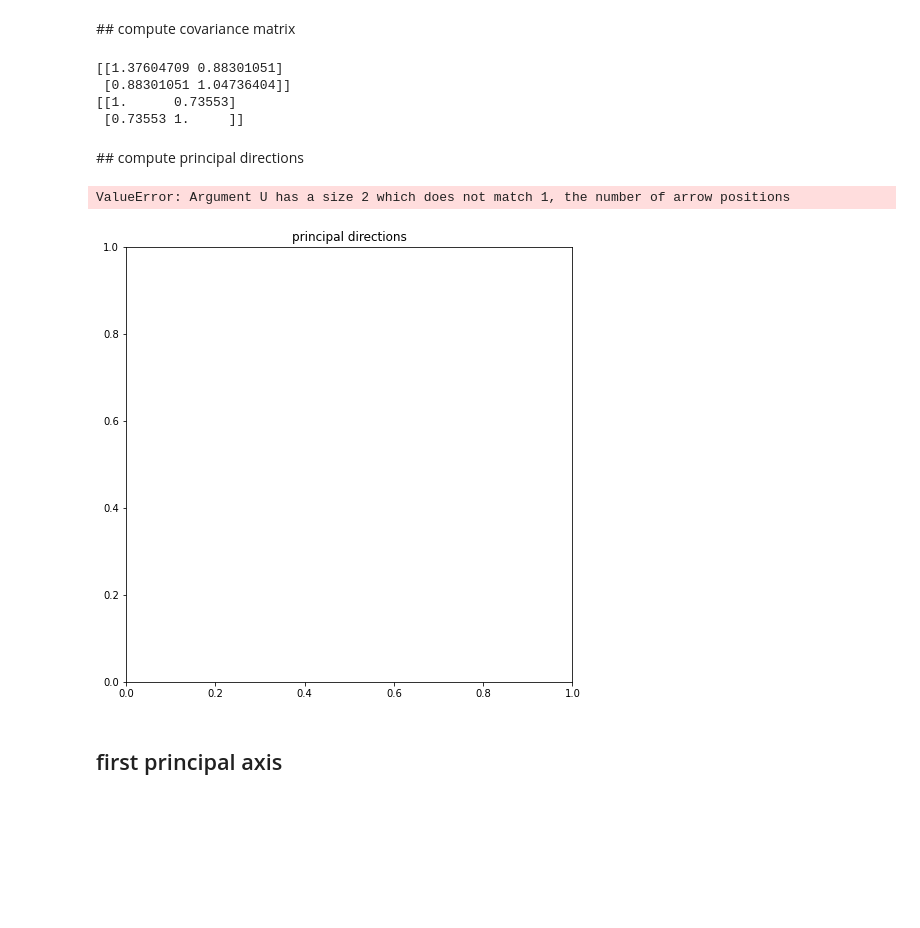
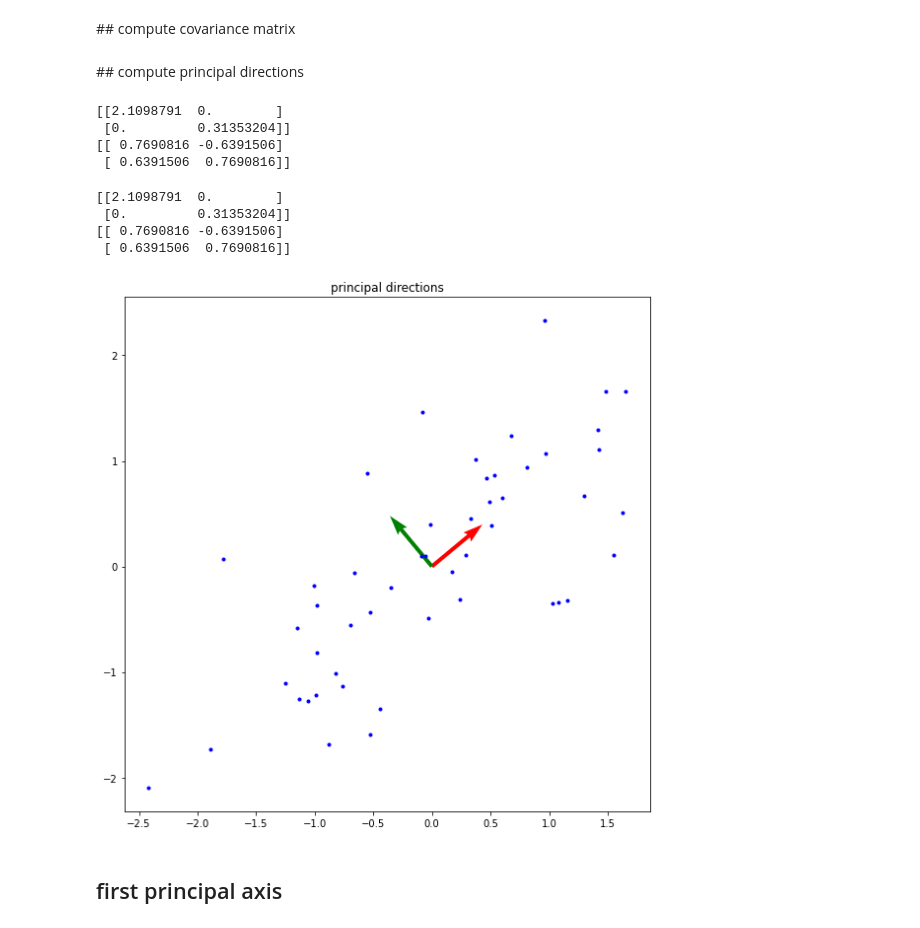
Before and after one commit to jjaen0823/assignment-machine-learning, a Jupyter notebook: hw12/assignment_12.ipynb, the cells around one changed output. Drawn from its saved outputs; the diff is of its cells as text; code cells hidden in the pictures; blank space fills up the shorter version.

Commit message:
plot_principal_directions

```diff
--- a/hw12/assignment_12.ipynb
+++ b/hw12/assignment_12.ipynb
@@ -85,37 +85,30 @@ x, y = normalization(x, y)
 # %% [markdown]
 ## compute covariance matrix
 # %%
-def compute_covariance(X, Y):
+def compute_covariance(feature):
     # ===================================================
     # fill up the function body
 
-    Z_T = np.empty((0, number_data))
-    Z_T = np.append(Z_T, np.array([X]), axis=0)
-    Z_T = np.append(Z_T, np.array([Y]), axis=0)
-    cov = np.cov(feature.T)
-    print(cov)
-    Z = Z_T.T
+#     Z_T = np.empty((0, number_data))
+#     Z_T = np.append(Z_T, np.array([X]), axis=0)
+#     Z_T = np.append(Z_T, np.array([Y]), axis=0)
+#     Z = Z_T.T
 
-    Sigma = (1/number_data) * Z_T.dot(Z)
-    print(Sigma)
+    Sigma = np.cov(feature.T)
+
+#     Sigma = (1/number_data) * Z_T.dot(Z)
+#     print(Sigma)
 
     # ===================================================
     return Sigma
-
-sigma = compute_covariance(x, y)
-# %% [output]
-[[1.37604709 0.88301051]
- [0.88301051 1.04736404]]
-[[1.      0.73553]
- [0.73553 1.     ]]
 # %% [markdown]
 ## compute principal directions
 # %%
-def compute_eigen(X, Y):
+def compute_eigen(feature):
     # ===================================================
     # fill up the function body
 
-    sigma = compute_covariance(X, Y)
+    sigma = compute_covariance(feature)
     S, U = np.linalg.eig(sigma)
 
     # S 를 대각행렬로 변환
@@ -123,30 +116,42 @@ def compute_eigen(X, Y):
     for i in range(number_feature):
         temp[i][i] = S[i]
     S = temp
+    print(S)
+    print(U)
 
     # ===================================================
     return S, U
 
-S, U = compute_eigen(x, y)
+S, U = compute_eigen(feature)
+# %% [output]
+[[2.1098791  0.        ]
+ [0.         0.31353204]]
+[[ 0.7690816 -0.6391506]
+ [ 0.6391506  0.7690816]]
 # %%
-def plot_principal_directions(X, Y):
+def plot_principal_directions(feature):
     plt.figure(figsize=(8,8))
     plt.title('principal directions')
     # ===================================================
     # fill up the blank
-    S, U = compute_eigen(x, y)
-    origin = np.zeros(shape=(number_feature))
 
-    plt.quiver(*origin, U[0,:], U[1,:], color=['r', 'g'], scale=21)
+    S, U = compute_eigen(feature)
+    origin = np.zeros(shape=(number_feature, number_feature))
+
+    plt.quiver(*origin, *U, color=['r', 'g'], scale=8)
+    plt.plot(x, y, '.', color = 'blue')
 
     # ===================================================
     plt.tight_layout()
     plt.show()
 
-plot_principal_directions(x, y)
+plot_principal_directions(feature)
 # %% [output]
-ValueError: Argument U has a size 2 which does not match 1, the number of arrow positions
+[[2.1098791  0.        ]
+ [0.         0.31353204]]
+[[ 0.7690816 -0.6391506]
+ [ 0.6391506  0.7690816]]
-[figure, old version]
+[figure, new version]
 # %% [markdown]
 ## first principal axis
 # %%
```
